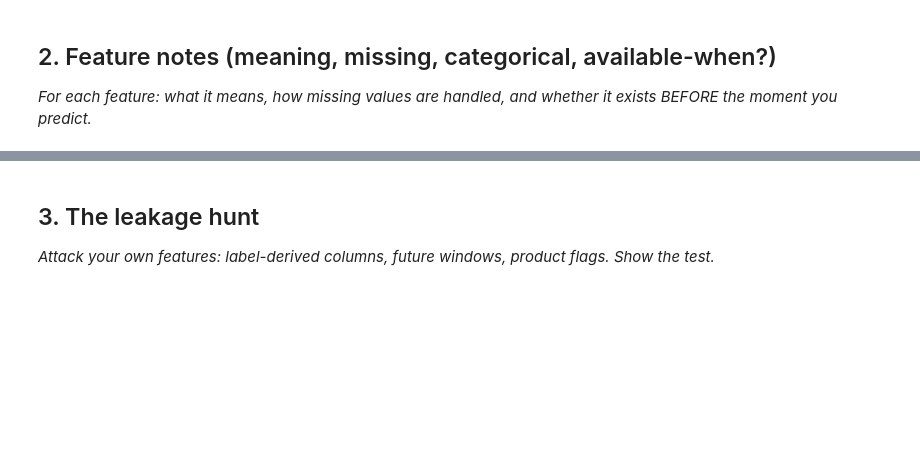
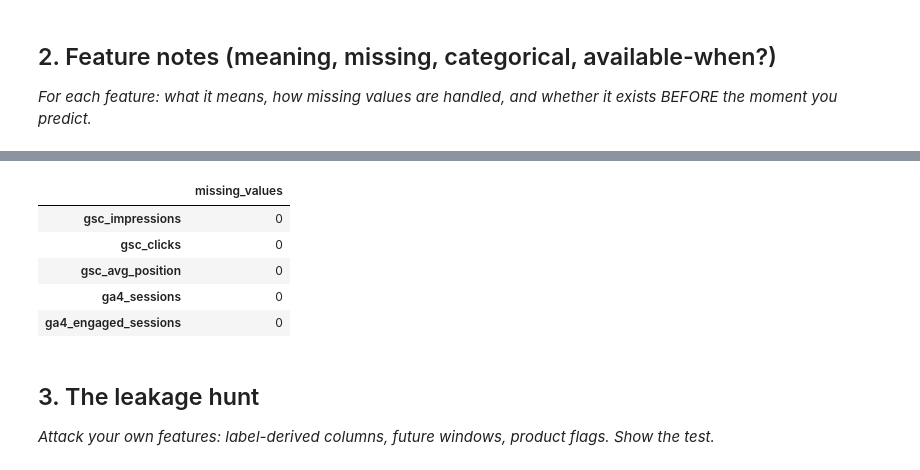
Before and after one commit to shweta1805/flyrank-ml-internship, a Jupyter notebook: work/notebooks/w03_feature_leakage_check.ipynb, the cells around one changed output, grey strips where cells are left out. Cells and saved outputs as stored; diff of their text form; code cells hidden in the pictures; blank space fills up the shorter version.

Commit message:
Complete ML-05 feature vector and leakage checks

```diff
--- a/work/notebooks/w03_feature_leakage_check.ipynb
+++ b/work/notebooks/w03_feature_leakage_check.ipynb
@@ -6,3 +8,28 @@
 This skeleton is yours to fill. Work the sections **in order** — each one has a one-line hint. Simple words, honest numbers.
 
 > Working with an AI assistant? Tell it to read `skills/README.md` first and load the one skill this assignment names on its card.
+# %%
+import duckdb
+from google.colab import userdata
+
+HF_TOKEN = userdata.get("HF_TOKEN")
+
+con = duckdb.connect()
+
+con.execute(
+    f"""
+    CREATE OR REPLACE SECRET hf
+    (TYPE huggingface, TOKEN '{HF_TOKEN}')
+    """
+)
+
+REL = "hf://datasets/FlyRank/internship-warehouse"
+
+TABLES = {
+    "dim_clients": f"read_parquet('{REL}/dim_clients.parquet')",
+    "dim_content": f"read_parquet('{REL}/dim_content.parquet')",
+    "fact_daily": f"read_parquet('{REL}/fact_content_daily_performance/**/*.parquet')",
+    "fact_query_90d": f"read_parquet('{REL}/fact_content_query_90d.parquet')",
+}
+
+print("Warehouse connection ready.")
@@ -23,3 +112,24 @@ This skeleton is yours to fill. Work the sections **in order** — each one has
+# %%
+# Check missing values in the feature dataframe
+
+feature_check = features[
+    [
+        "gsc_impressions",
+        "gsc_clicks",
+        "gsc_avg_position",
+        "ga4_sessions",
+        "ga4_engaged_sessions"
+    ]
+].isna().sum().to_frame("missing_values")
+
+feature_check
+# %% [output]
+|  | missing_values |
+| gsc_impressions | 0 |
+| gsc_clicks | 0 |
+| gsc_avg_position | 0 |
+| ga4_sessions | 0 |
+| ga4_engaged_sessions | 0 |
 # %% [markdown]
 ## 3. The leakage hunt
 
```
Also changed, not shown: parts of 15 cells of this notebook.
